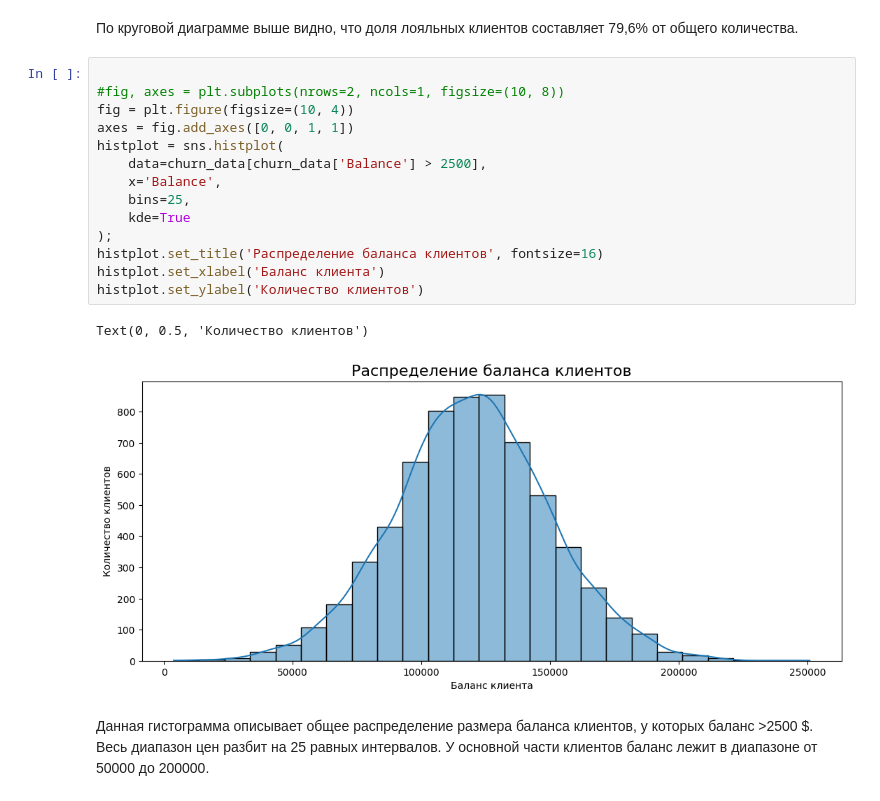
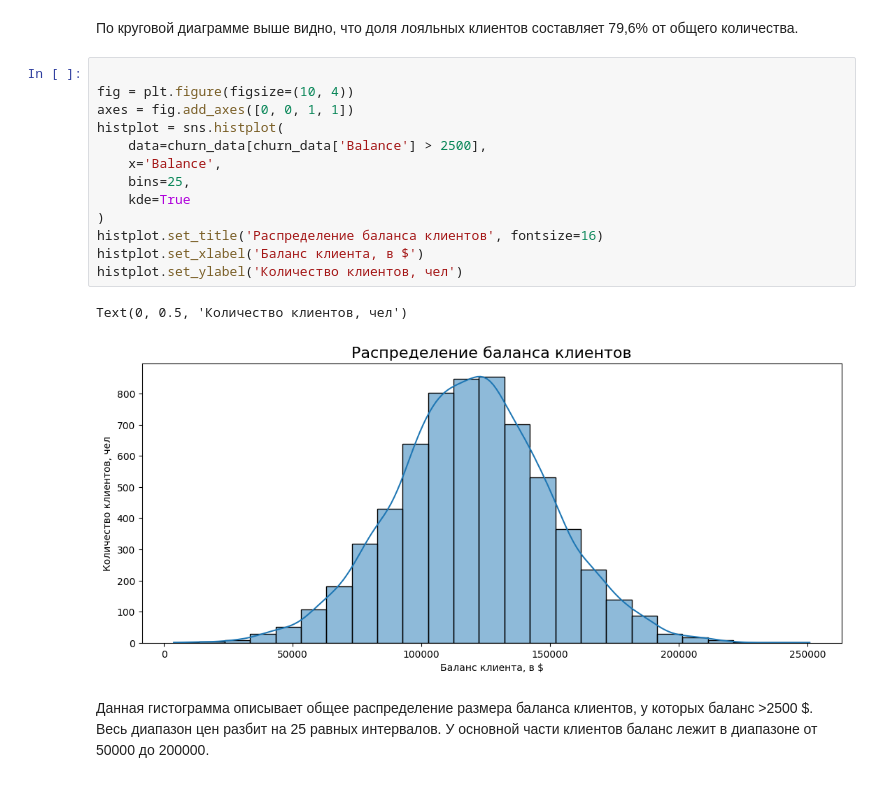
Before and after one commit to KirillPo26/SF_Data_Science, a Jupyter notebook: HW_1/churn_analysis.ipynb, the cells around one changed output. Cells and saved outputs as stored; diff of their text form.

Commit message:
added graphs

```diff
--- a/HW_1/churn_analysis.ipynb
+++ b/HW_1/churn_analysis.ipynb
@@ -22,20 +22,19 @@ title = axes.set_title('Распределение статуса лояльно
 По круговой диаграмме выше видно, что доля лояльных клиентов составляет 79,6% от общего количества.
 # %%
 
-#fig, axes = plt.subplots(nrows=2, ncols=1, figsize=(10, 8))
 fig = plt.figure(figsize=(10, 4))
 axes = fig.add_axes([0, 0, 1, 1])
 histplot = sns.histplot(
     data=churn_data[churn_data['Balance'] > 2500],
     x='Balance',
     bins=25,
     kde=True
-);
+)
 histplot.set_title('Распределение баланса клиентов', fontsize=16)
-histplot.set_xlabel('Баланс клиента')
-histplot.set_ylabel('Количество клиентов')
+histplot.set_xlabel('Баланс клиента, в $')
+histplot.set_ylabel('Количество клиентов, чел')
 # %% [output]
-Text(0, 0.5, 'Количество клиентов')
+Text(0, 0.5, 'Количество клиентов, чел')
-[figure, old version]
+[figure, new version]
 # %% [markdown]
 Данная гистограмма описывает общее распределение размера баланса клиентов, у которых баланс >2500 $. Весь диапазон цен разбит на 25 равных интервалов. У основной части клиентов баланс лежит в диапазоне от 50000 до 200000.
```
Also changed, not shown: parts of 16 cells of this notebook.
